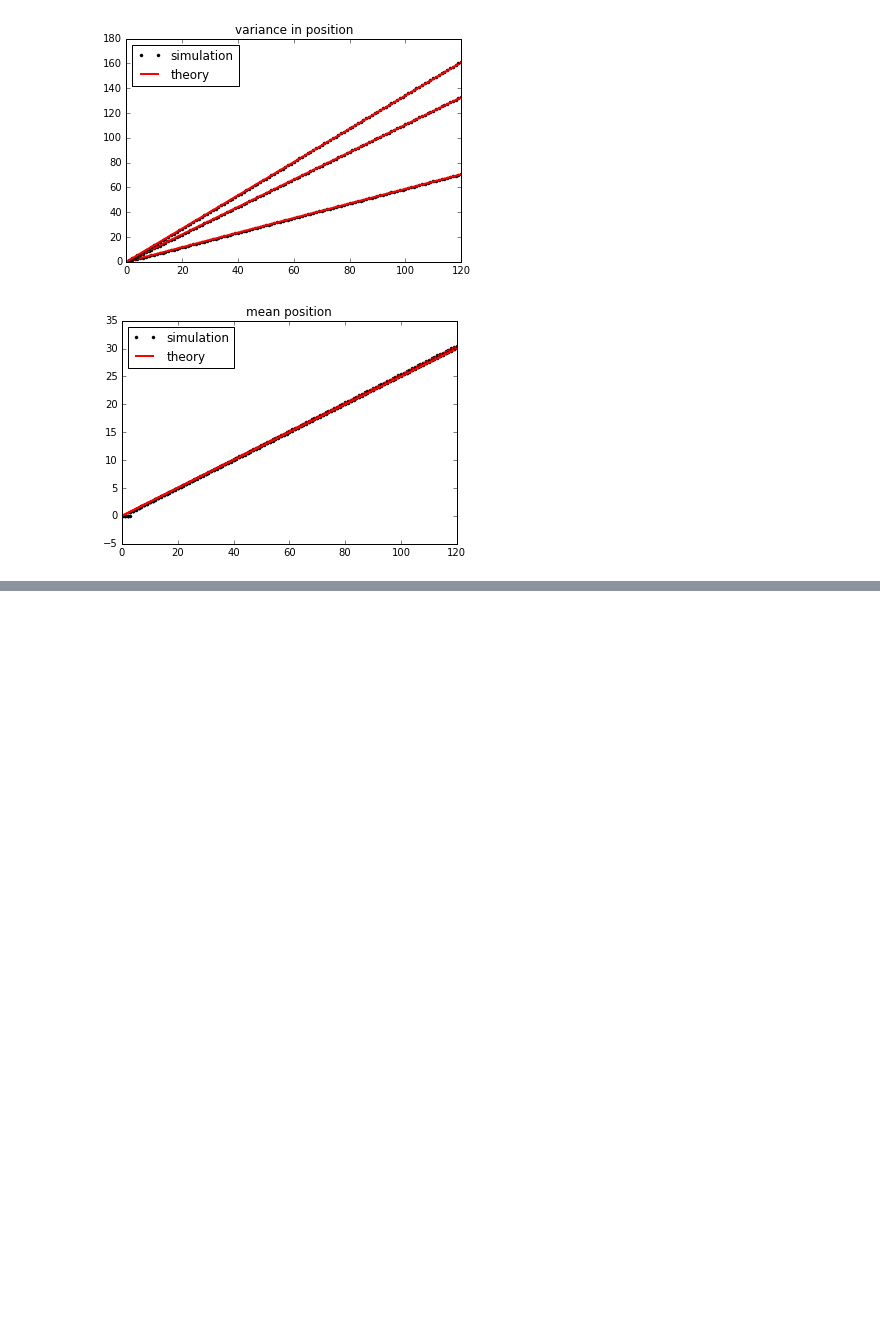
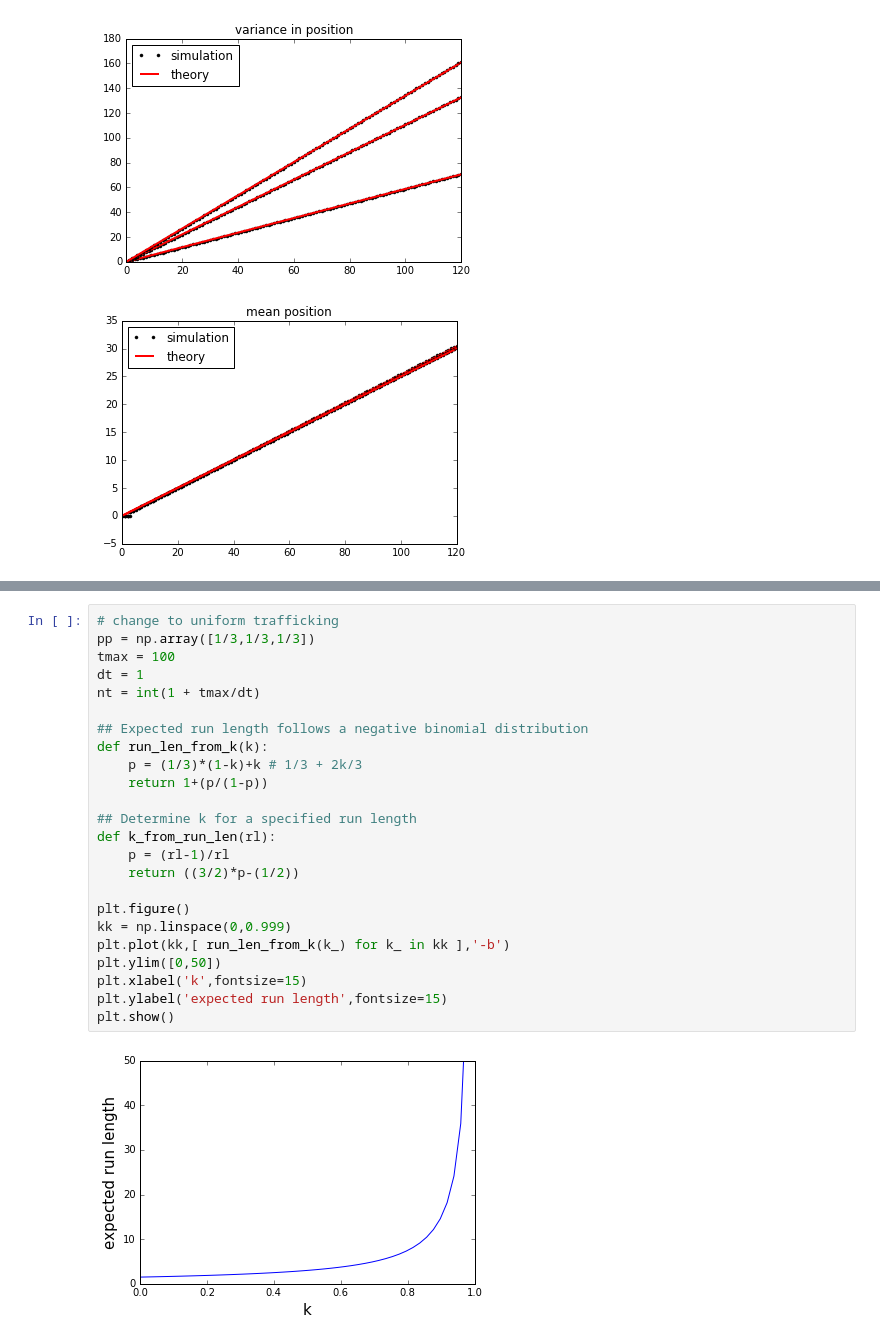
Before and after one commit to ahwillia/Williams-etal-Synaptic-Transport, a Jupyter notebook: code/01_model_schematic/final.ipynb, the cells around one changed output, grey strips where cells are left out. Saved outputs shown, nothing was run; the diff lists cells and outputs as text; blank space fills up the shorter version.

```diff
--- a/code/01_model_schematic/final.ipynb
+++ b/code/01_model_schematic/final.ipynb
@@ -350,2 +355,28 @@ Increasing the parameter $k$ creates random walks with longer walks (less stocha
+# %%
+# change to uniform trafficking
+pp = np.array([1/3,1/3,1/3])
+tmax = 100
+dt = 1
+nt = int(1 + tmax/dt)
+
+## Expected run length follows a negative binomial distribution
+def run_len_from_k(k):
+    p = (1/3)*(1-k)+k # 1/3 + 2k/3
+    return 1+(p/(1-p))
+
+## Determine k for a specified run length
+def k_from_run_len(rl):
+    p = (rl-1)/rl
+    return ((3/2)*p-(1/2))
+
+plt.figure()
+kk = np.linspace(0,0.999)
+plt.plot(kk,[ run_len_from_k(k_) for k_ in kk ],'-b')
+plt.ylim([0,50])
+plt.xlabel('k',fontsize=15)
+plt.ylabel('expected run length',fontsize=15)
+plt.show()
+# %% [output]
+[figure, added]
 # %%
 ## Characterize how well the model does as a function of run length and ensemble size
```
Also changed, not shown: parts of 6 cells of this notebook, 3 other files.
